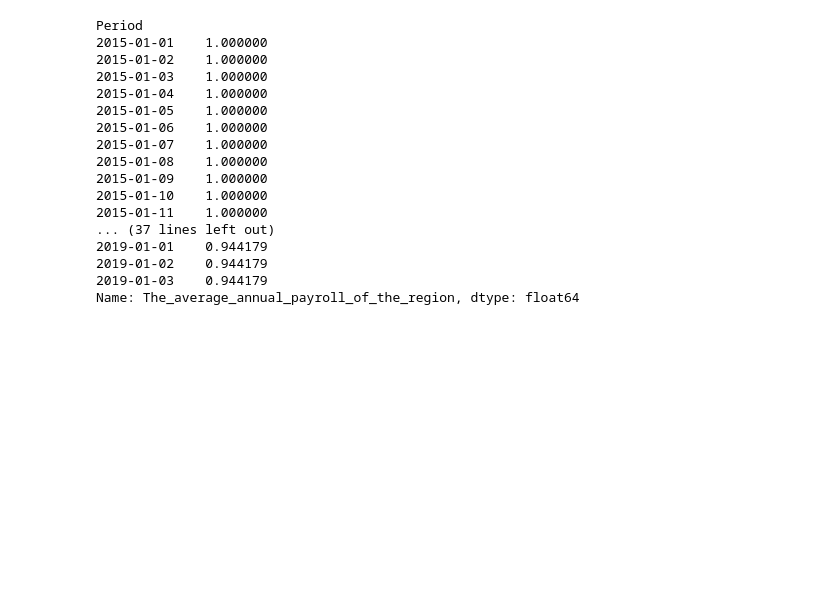
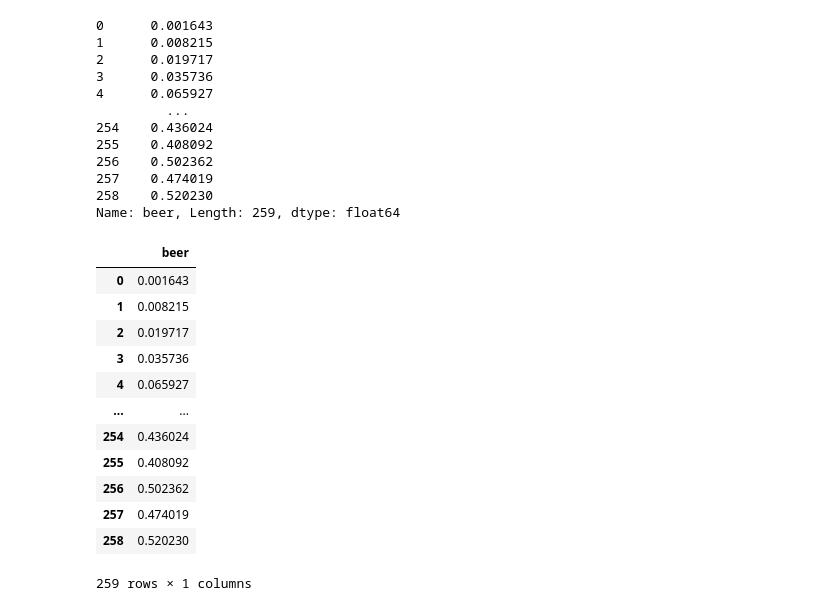
Before and after one commit to Raed-Bourouis/MLEASE, a Jupyter notebook: Training2/Lstm2.ipynb, the cells around one changed output. Drawn from its saved outputs; the diff is of its cells as text; code cells hidden in the pictures; blank space fills up the shorter version.

```diff
--- a/Training2/Lstm2.ipynb
+++ b/Training2/Lstm2.ipynb
@@ -14,18 +19,16 @@ from sklearn.model_selection import train_test_split
 # 2. Charger les données
 # Charger les données prétraitées
 
-df = pd.read_csv("../datasets/Month_Value_1.csv", parse_dates=True, index_col=0)
+df = pd.read_csv("../datasets/BeerWineLiquor.csv", parse_dates=True, index_col=0)
 
 # S'assurer que l'index est une colonne de type datetime
 df.index = pd.to_datetime(df.index)
 
-df.dropna(inplace=True)
+# if len(df.columns) == 1 : df['target'] = df[df.columns[-1]]
+
+
 
 # Identifier les colonnes cibles (toutes sauf la date)
 target_column = df.columns[-1]
 
 feature_columns = [col for col in df.columns if col != target_column] if len(df.columns) > 1 else [target_column]
-# Dictionnaire pour stocker les prédictions
-forecast_results = {}
-feature_columns
-df.loc[:,feature_columns]
@@ -58,12 +46,15 @@ for column in df.columns:
     scaled_data[column] = scaled_data[column].flatten()
     scalers[column] = scaler
 
-scaled_data = pd.DataFrame(scaled_data, index= df.index)
-scaled_data
-X = scaled_data.loc[:,feature_columns]
-y=scaled_data.loc[:,target_column]
+scaled_data = pd.DataFrame(scaled_data, index=df.index)
+scaled_data.reset_index(inplace=True)
+train_size = int(len(scaled_data) * 0.8)
+X_train = scaled_data.iloc[:train_size][feature_columns]
+y_train = scaled_data.iloc[:train_size][target_column]
+X_test = scaled_data.iloc[train_size:][feature_columns]
+y_test = scaled_data.iloc[train_size:][target_column]
 
-X_train, X_test, y_train, y_test = train_test_split(X, y, test_size=0.2, shuffle=False)
+# X_train, X_test, y_train, y_test = train_test_split(X, y, test_size=0.2, shuffle=False)
 
 # scaler_X = MinMaxScaler(feature_range=(0, 1))
 # scaler_y = MinMaxScaler(feature_range=(0, 1))
@@ -79,21 +70,32 @@ X_train, X_test, y_train, y_test = train_test_split(X, y, test_size=0.2, shuffle
 
 y_train
 # %% [output]
-Period
-2015-01-01    1.000000
-2015-01-02    1.000000
-2015-01-03    1.000000
-2015-01-04    1.000000
-2015-01-05    1.000000
-2015-01-06    1.000000
-2015-01-07    1.000000
-2015-01-08    1.000000
-2015-01-09    1.000000
-2015-01-10    1.000000
-2015-01-11    1.000000
-... (37 lines left out)
-2019-01-01    0.944179
-2019-01-02    0.944179
-2019-01-03    0.944179
-Name: The_average_annual_payroll_of_the_region, dtype: float64
+0      0.001643
+1      0.008215
+2      0.019717
+3      0.035736
+4      0.065927
+         ...
+254    0.436024
+255    0.408092
+256    0.502362
+257    0.474019
+258    0.520230
+Name: beer, Length: 259, dtype: float64
+# %%
+X_train
+# %% [output]
+|  | beer |
+| 0 | 0.001643 |
+| 1 | 0.008215 |
+| 2 | 0.019717 |
+| 3 | 0.035736 |
+| 4 | 0.065927 |
+| ... | ... |
+| 254 | 0.436024 |
+| 255 | 0.408092 |
+| 256 | 0.502362 |
+| 257 | 0.474019 |
+| 258 | 0.520230 |
+259 rows × 1 columns
 # %%
```
Also changed, not shown: parts of 14 cells of this notebook, 7 other files.
